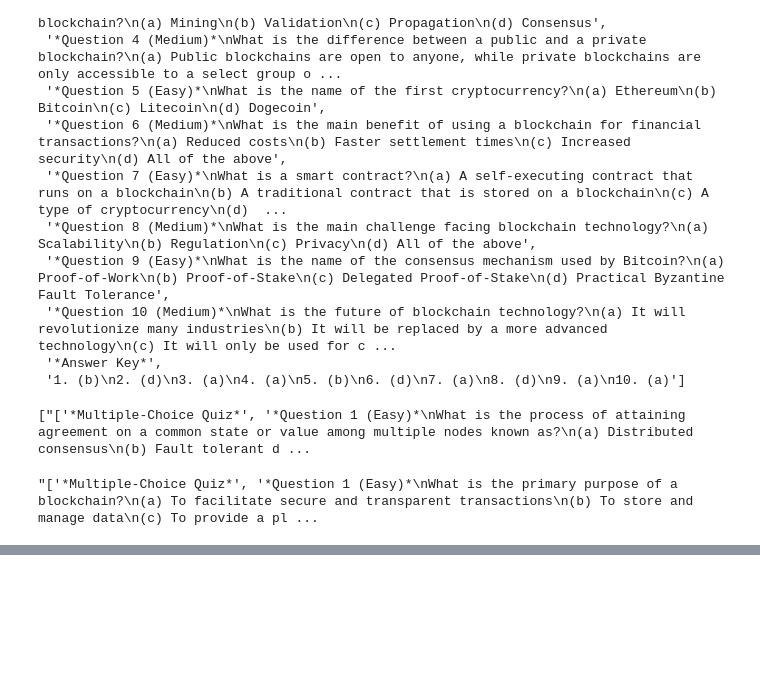
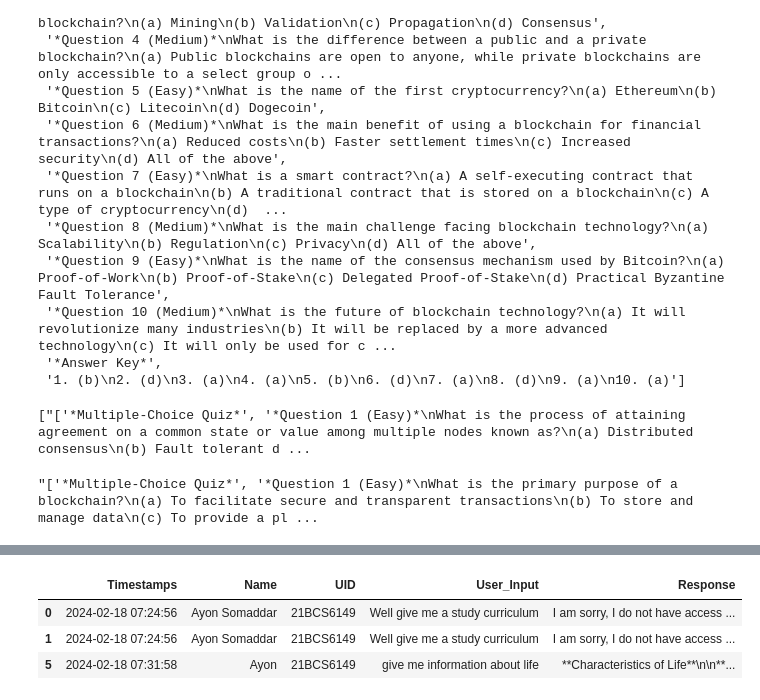
Before and after one commit to AyonSOMADDAR/Curio, a Jupyter notebook: help.ipynb, the cells around one changed output, grey strips where cells are left out. Cells and saved outputs as stored; diff of their text form; code cells hidden in the pictures; blank space fills up the shorter version.

```diff
--- a/help.ipynb
+++ b/help.ipynb
@@ -226,3 +226,6 @@ f3=["['*Multiple-Choice Quiz*', '*Question 1 (Easy)*\nWhat is the primary purpos
 ]
 # %% [output]
 "['*Multiple-Choice Quiz*', '*Question 1 (Easy)*\nWhat is the primary purpose of a blockchain?\n(a) To facilitate secure and transparent transactions\n(b) To store and manage data\n(c) To provide a pl ...
+# %%
+df=pd.read_csv('conversation_history.csv')
+df.columns=['Timestamps','Name','UID','User_Input','Response']
@@ -228,0 +254,7 @@ f3=["['*Multiple-Choice Quiz*', '*Question 1 (Easy)*\nWhat is the primary purpos
+# %%
+df
+# %% [output]
+|  | Timestamps | Name | UID | User_Input | Response |
+| 0 | 2024-02-18 07:24:56 | Ayon Somaddar | 21BCS6149 | Well give me a study curriculum | I am sorry, I do not have access ... |
+| 1 | 2024-02-18 07:24:56 | Ayon Somaddar | 21BCS6149 | Well give me a study curriculum | I am sorry, I do not have access ... |
+| 5 | 2024-02-18 07:31:58 | Ayon | 21BCS6149 | give me information about life | **Characteristics of Life**\n\n**... |
```
Also changed, not shown: parts of 1 cell of this notebook, 9 other files.
